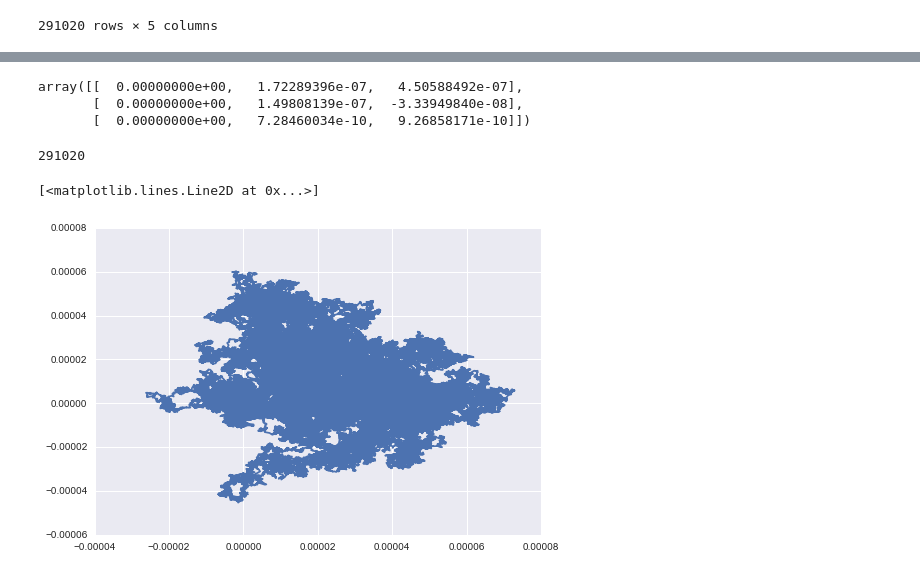
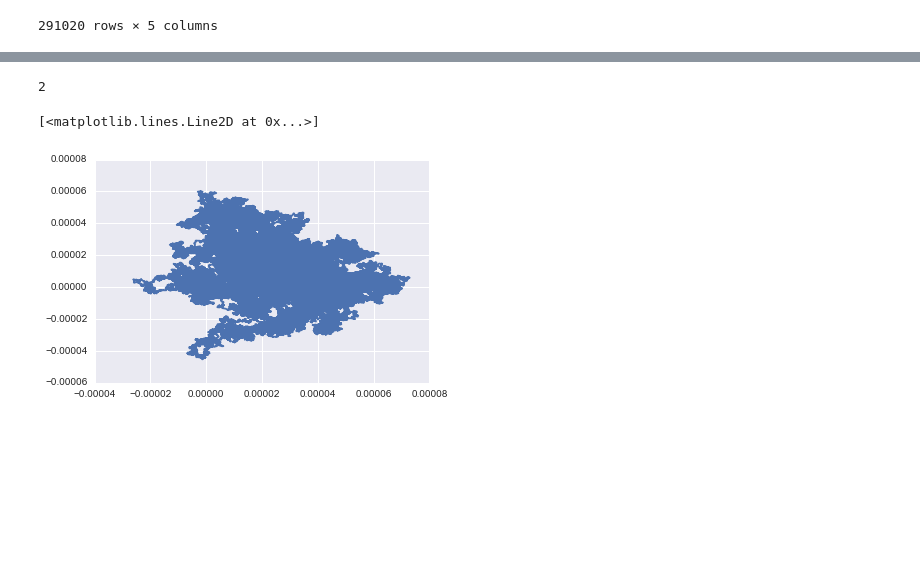
Before and after one commit to alanxzhou/Bayesian-Particle-Tracking, a Jupyter notebook: Tutorial.ipynb, the cells around one changed output, grey strips where cells are left out. Cells and saved outputs as stored; diff of their text form; code cells hidden in the pictures; blank space fills up the shorter version.

```diff
--- a/Tutorial.ipynb
+++ b/Tutorial.ipynb
@@ -274,18 +311,13 @@ counter = np.arange(0,len(timedifference))
-# %%
-single = np.array([single[:,0],single[:,1],single[:,2]]).T
-single
-# %% [output]
-array([[  0.00000000e+00,   1.72289396e-07,   4.50588492e-07],
-       [  0.00000000e+00,   1.49808139e-07,  -3.33949840e-08],
-       [  0.00000000e+00,   7.28460034e-10,   9.26858171e-10]])
-# %%
-single = diffusion(single)
-# %%
-len(single)
-# %% [output]
-291020
+# %%
+new_single = np.copy(single)
+new_single[:,3] = timedifference
+# %%
+single_diffusion = diffusion(new_single)
+single_diffusion.dim
+# %% [output]
+2
 # %%
-plt.plot(single.x, single.y)
+plt.plot(single_diffusion.x, single_diffusion.y)
 # %% [output]
 [<matplotlib.lines.Line2D at 0x...>]
-[figure, old version]
+[figure, new version]
```
Also changed, not shown: parts of 34 cells of this notebook, 9 other files.
